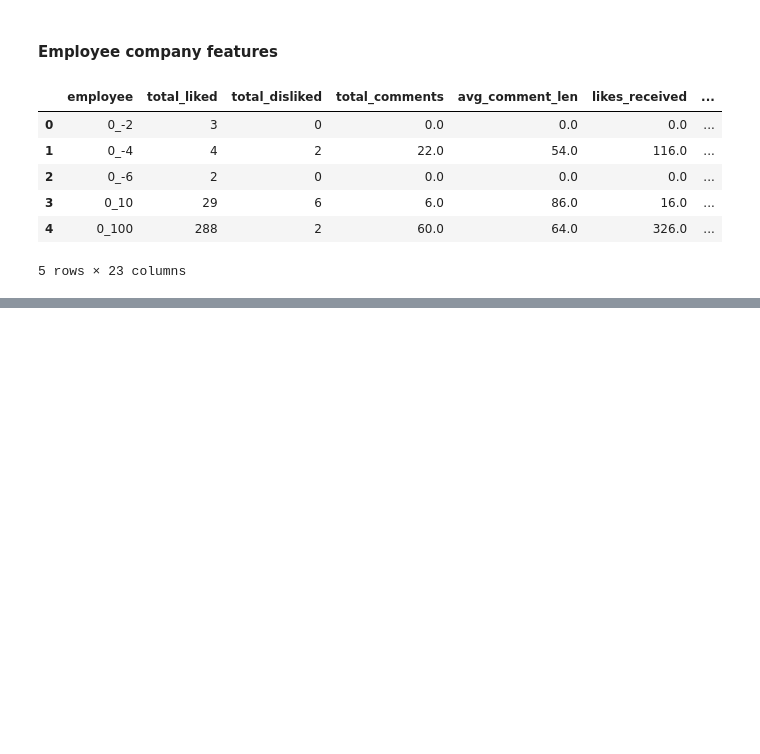
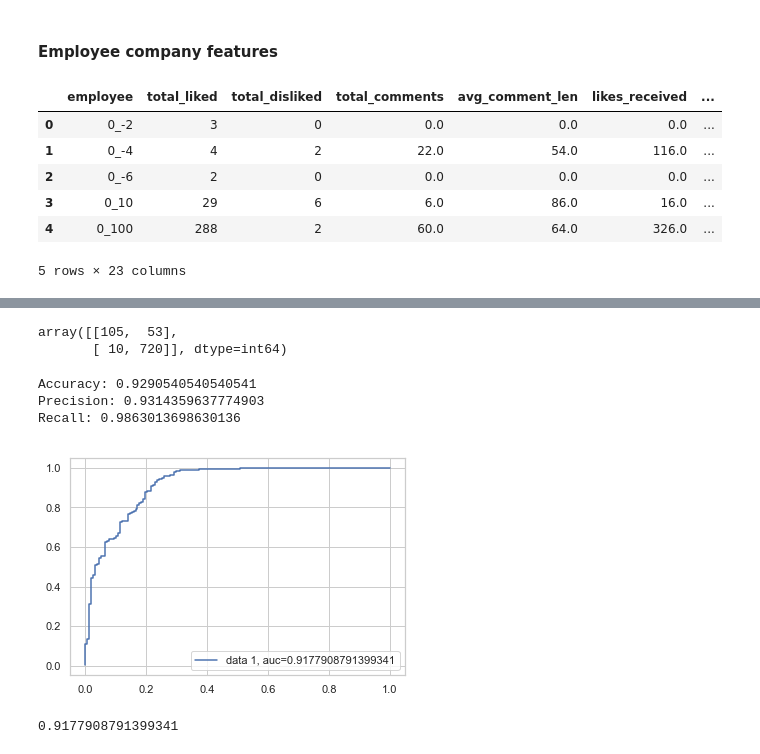
Before and after one commit to shubhanshu-gupta/employee-happiness, a Jupyter notebook: Howba_models_LogisticRegression.ipynb, the cells around one changed output, grey strips where cells are left out. Saved outputs shown, nothing was run; the diff lists cells and outputs as text; code cells hidden in the pictures; blank space fills up the shorter version.

```diff
--- a/Howba_models_LogisticRegression.ipynb
+++ b/Howba_models_LogisticRegression.ipynb
@@ -153,0 +160,26 @@ normalized_df
+# %%
+#from sklearn.cross_validation import train_test_split
+X_train,X_test,y_train,y_test=train_test_split(normalized_df,y,test_size=0.25,random_state=0)
+# %%
+logreg = LogisticRegression()
+
+# fit the model with data
+logreg.fit(X_train,y_train)
+
+#
+y_pred=logreg.predict(X_test)
+# %%
+from sklearn import metrics
+cnf_matrix = metrics.confusion_matrix(y_test, y_pred)
+cnf_matrix
+# %% [output]
+array([[105,  53],
+       [ 10, 720]], dtype=int64)
+# %%
+print("Accuracy:",metrics.accuracy_score(y_test, y_pred))
+print("Precision:",metrics.precision_score(y_test, y_pred))
+print("Recall:",metrics.recall_score(y_test, y_pred))
+# %% [output]
+Accuracy: 0.9290540540540541
+Precision: 0.9314359637774903
+Recall: 0.9863013698630136
@@ -153,0 +190,13 @@ normalized_df
+# %%
+y_pred_proba = logreg.predict_proba(X_test)[::,1]
+fpr, tpr, _ = metrics.roc_curve(y_test,  y_pred_proba)
+auc = metrics.roc_auc_score(y_test, y_pred_proba)
+plt.plot(fpr,tpr,label="data 1, auc="+str(auc))
+plt.legend(loc=4)
+plt.show()
+# %% [output]
+[figure, added]
+# %%
+auc
+# %% [output]
+0.9177908791399341
```
Also changed, not shown: parts of 9 cells of this notebook.
